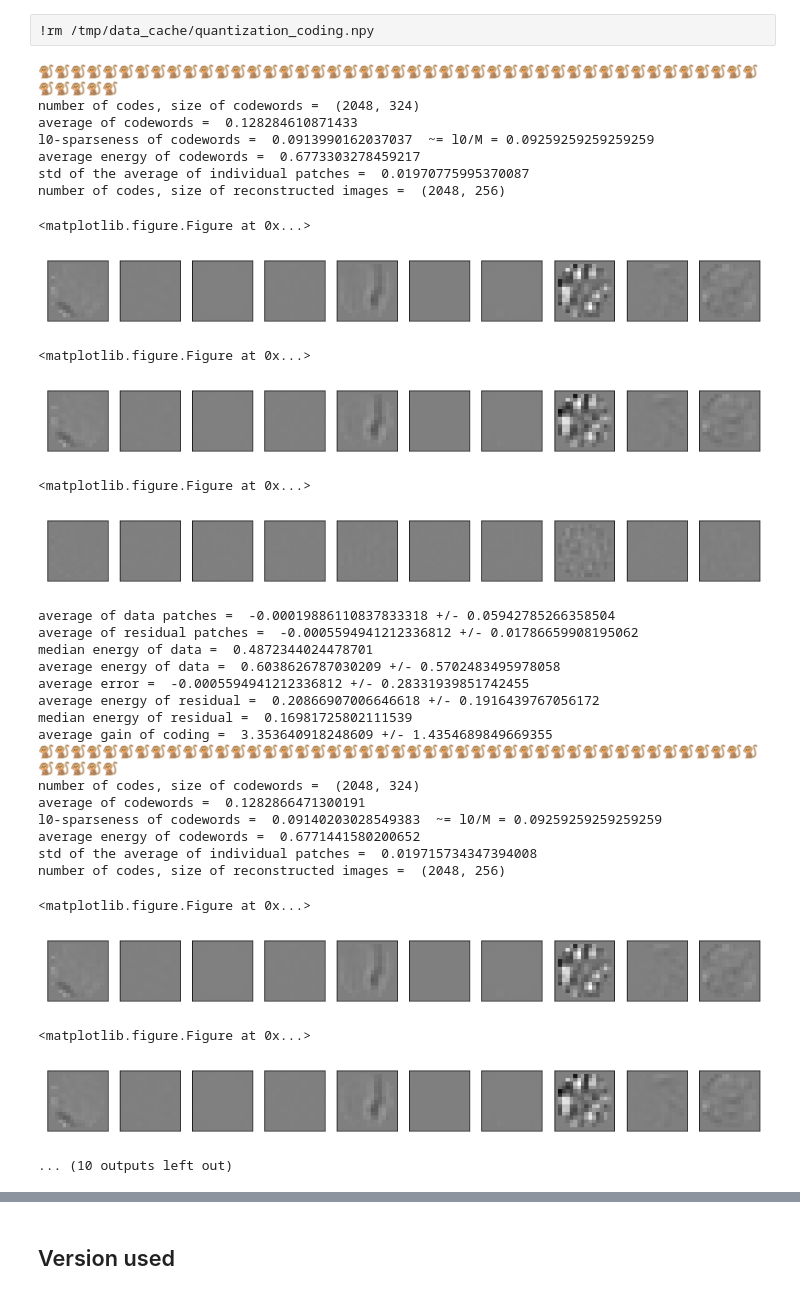
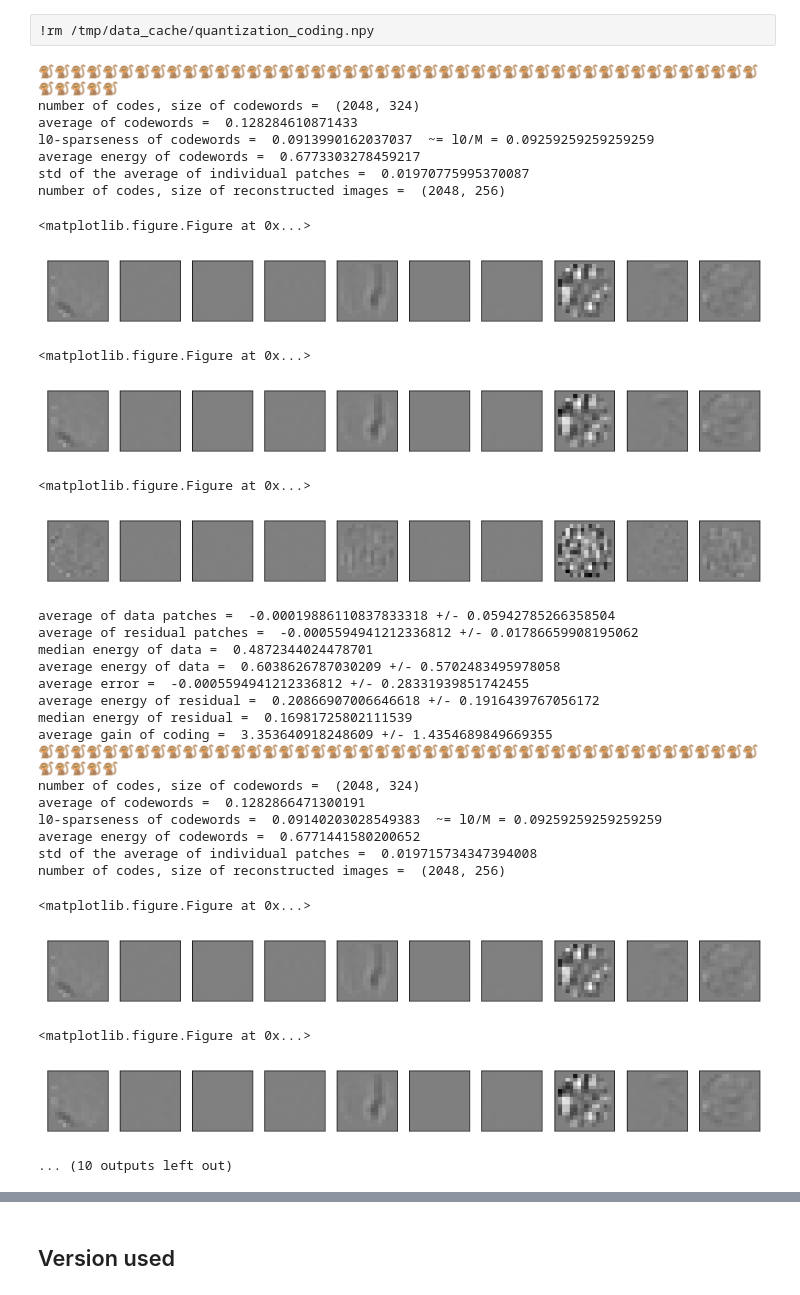
Before and after one commit to bicv/SparseHebbianLearning, a Jupyter notebook: probe/basics-autoencoder.ipynb, the cells around one changed output, grey strips where cells are left out. Saved outputs shown, nothing was run; the diff lists cells and outputs as text; code cells hidden in the pictures.

```diff
--- a/probe/basics-autoencoder.ipynb
+++ b/probe/basics-autoencoder.ipynb
@@ -117,40 +117,40 @@ for P_cum, gain in zip([None, P_cum_zeroeffect, dico.P_cum], [np.ones(shl.n_dict
     fig, axs = show_data(patches[:max_patches, :])
     plt.show()
     error = data[indx, :] - patches
-    fig, axs = show_data(error[:max_patches, :], cmax=np.max(np.abs(data[:max_patches, :])))
+    fig, axs = show_data(error[:max_patches, :], cmax=np.max(np.abs(error[:max_patches, :])))
     plt.show()
     print('average of data patches = ', data.mean(), '+/-', data.mean(axis=1).std())
     print('average of residual patches = ', error.mean(), '+/-', error.mean(axis=1).std())
     SD = np.sqrt(np.mean(data[indx, :]**2, axis=1))
     #SD = np.linalg.norm(data[indx, :])/record_num_batches
 
     print('median energy of data = ', np.median(SD))
     print('average energy of data = ', SD.mean(), '+/-', SD.std())
     #print('total energy of data = ', np.sqrt(np.sum(data**2)))
     #print('total deviation of data = ', np.sum(np.abs(data)))
     print('average error = ', error.mean(), '+/-', error.std())
     SE = np.sqrt(np.mean(error**2, axis=1))
     #SE = np.linalg.norm(error)/record_num_batches
 
     print('average energy of residual = ', SE.mean(), '+/-', SE.std())
     print('median energy of residual = ', np.median(SE))
     #print('total energy of residual = ', np.sqrt(np.sum(error**2)))
     #print('total deviation of residual = ', np.sum(np.abs(error)))
     print('average gain of coding = ', (SD/SE).mean(), '+/-', (SD/SE).std())
 # %% [output]
 🐒🐒🐒🐒🐒🐒🐒🐒🐒🐒🐒🐒🐒🐒🐒🐒🐒🐒🐒🐒🐒🐒🐒🐒🐒🐒🐒🐒🐒🐒🐒🐒🐒🐒🐒🐒🐒🐒🐒🐒🐒🐒🐒🐒🐒🐒🐒🐒🐒🐒
 number of codes, size of codewords =  (2048, 324)
 average of codewords =  0.128284610871433
 l0-sparseness of codewords =  0.0913990162037037  ~= l0/M = 0.09259259259259259
 average energy of codewords =  0.6773303278459217
 std of the average of individual patches =  0.01970775995370087
 number of codes, size of reconstructed images =  (2048, 256)
 <matplotlib.figure.Figure at 0x...>
 [figure]
 <matplotlib.figure.Figure at 0x...>
 [figure]
 <matplotlib.figure.Figure at 0x...>
-[figure, old version]
+[figure, new version]
 average of data patches =  -0.00019886110837833318 +/- 0.05942785266358504
 average of residual patches =  -0.0005594941212336812 +/- 0.01786659908195062
 median energy of data =  0.4872344024478701
```
Also changed, not shown: parts of 25 cells of this notebook, 2 other files.
